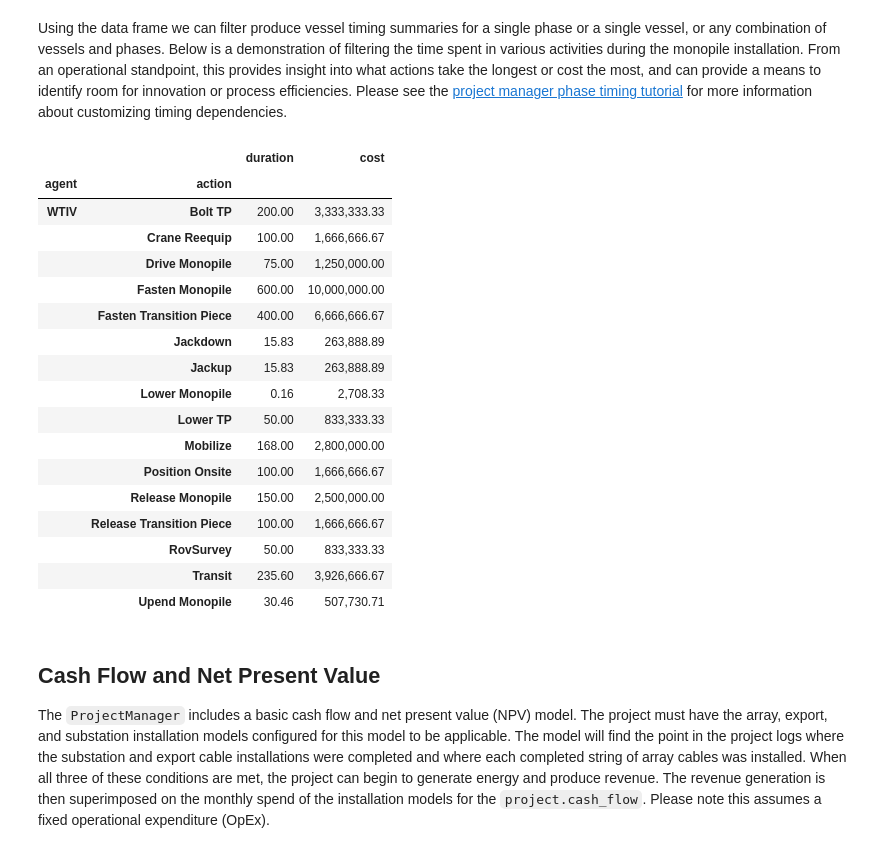
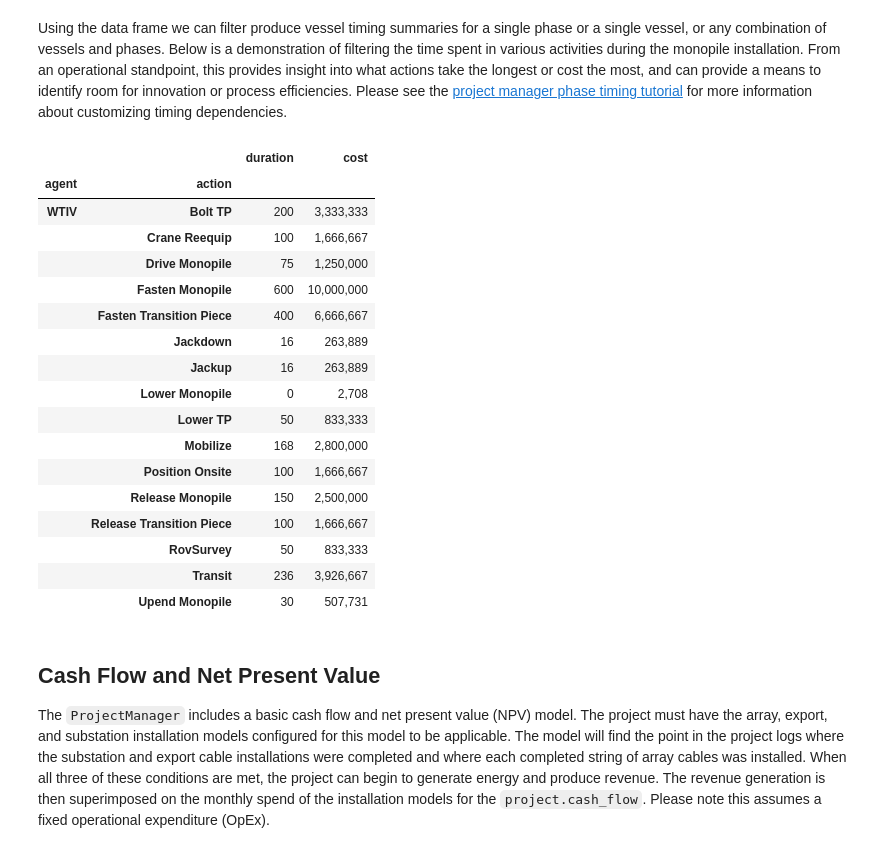
Before and after one commit to NLRWindSystems/ORBIT, a Jupyter notebook: examples/available_outputs.ipynb, the cells around one changed output. Drawn from its saved outputs; the diff is of its cells as text; code cells hidden in the pictures.

```diff
--- a/examples/available_outputs.ipynb
+++ b/examples/available_outputs.ipynb
@@ -21,6 +21,9 @@ import matplotlib.pyplot as plt
 
 from ORBIT import ProjectManager, load_config
 
+# Apply thousands separators and no decimals to floats
+pd.options.display.float_format = '{:,.0f}'.format
+
 # Ensure the correct examples directory is used when running this in docs or in examples
 here = Path(".").resolve()
 example_dir = here.parents[1] / "examples" if here.stem == "tutorials" else here
@@ -506,32 +509,30 @@ customizing timing dependencies.
 # %%
 mp_install = df.loc[df.phase.eq("MonopileInstallation")]
 mp_vessel_summary = (
     mp_install[["agent", "action", "duration", "cost"]]
     .groupby(["agent", "action"])
     .sum()
-    .style
-    .format("{:,.2f}")
 )
 mp_vessel_summary
 # %% [output]
 |  |  | duration | cost |
 | agent | action |  |  |
-| WTIV | Bolt TP | 200.00 | 3,333,333.33 |
-|  | Crane Reequip | 100.00 | 1,666,666.67 |
-|  | Drive Monopile | 75.00 | 1,250,000.00 |
-|  | Fasten Monopile | 600.00 | 10,000,000.00 |
-|  | Fasten Transition Piece | 400.00 | 6,666,666.67 |
-|  | Jackdown | 15.83 | 263,888.89 |
-|  | Jackup | 15.83 | 263,888.89 |
-|  | Lower Monopile | 0.16 | 2,708.33 |
-|  | Lower TP | 50.00 | 833,333.33 |
-|  | Mobilize | 168.00 | 2,800,000.00 |
-|  | Position Onsite | 100.00 | 1,666,666.67 |
-|  | Release Monopile | 150.00 | 2,500,000.00 |
-|  | Release Transition Piece | 100.00 | 1,666,666.67 |
-|  | RovSurvey | 50.00 | 833,333.33 |
-|  | Transit | 235.60 | 3,926,666.67 |
-|  | Upend Monopile | 30.46 | 507,730.71 |
+| WTIV | Bolt TP | 200 | 3,333,333 |
+|  | Crane Reequip | 100 | 1,666,667 |
+|  | Drive Monopile | 75 | 1,250,000 |
+|  | Fasten Monopile | 600 | 10,000,000 |
+|  | Fasten Transition Piece | 400 | 6,666,667 |
+|  | Jackdown | 16 | 263,889 |
+|  | Jackup | 16 | 263,889 |
+|  | Lower Monopile | 0 | 2,708 |
+|  | Lower TP | 50 | 833,333 |
+|  | Mobilize | 168 | 2,800,000 |
+|  | Position Onsite | 100 | 1,666,667 |
+|  | Release Monopile | 150 | 2,500,000 |
+|  | Release Transition Piece | 100 | 1,666,667 |
+|  | RovSurvey | 50 | 833,333 |
+|  | Transit | 236 | 3,926,667 |
+|  | Upend Monopile | 30 | 507,731 |
 # %% [markdown]
 ## Cash Flow and Net Present Value
 
```
Also changed, not shown: parts of 2 cells of this notebook, 18 other files.
